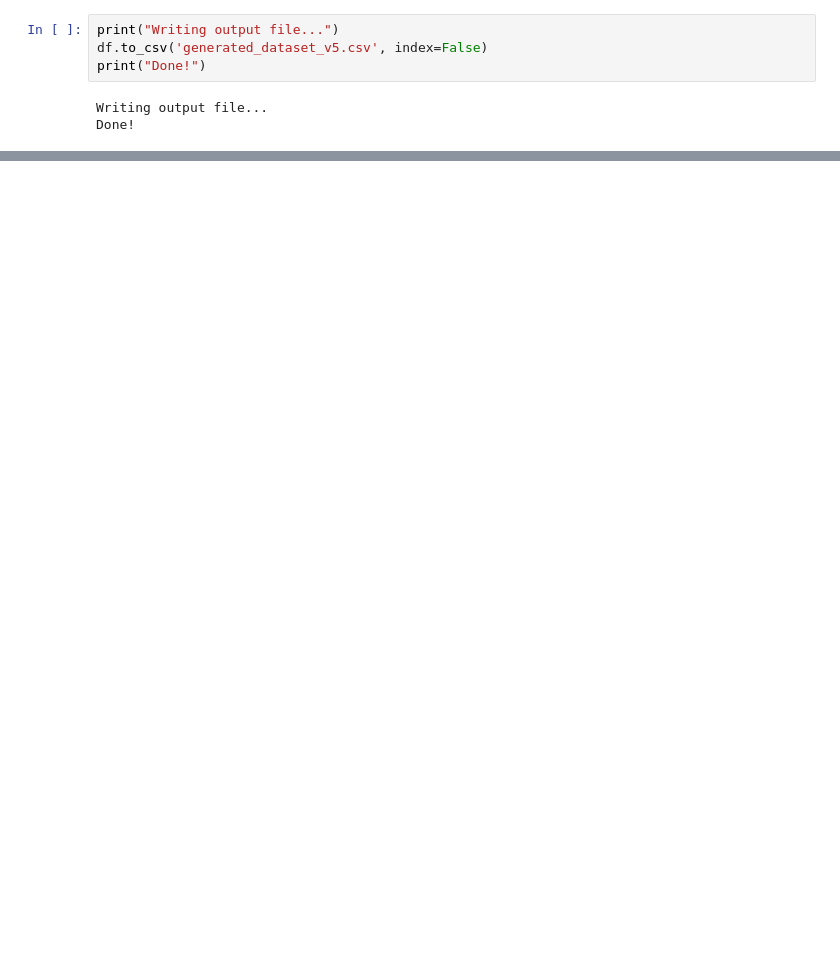
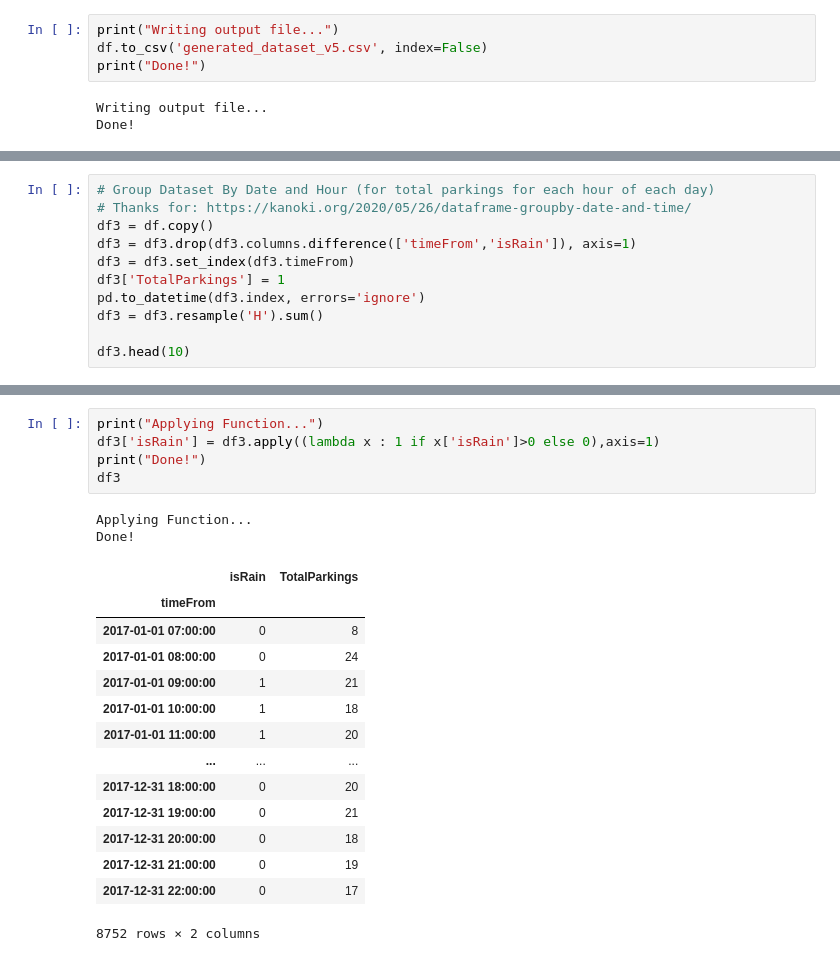
Before and after one commit to lrmendes/SmartParking-Data-Simulator, a Jupyter notebook: python/DataGenerator_v5.ipynb, the cells around one changed output, grey strips where cells are left out. Drawn from its saved outputs; the diff is of its cells as text; blank space fills up the shorter version.

```diff
--- a/python/DataGenerator_v5.ipynb
+++ b/python/DataGenerator_v5.ipynb
@@ -895,0 +1053,11 @@ plt.show()
+# %%
+# Group Dataset By Date and Hour (for total parkings for each hour of each day)
+# Thanks for: https://kanoki.org/2020/05/26/dataframe-groupby-date-and-time/
+df3 = df.copy()
+df3 = df3.drop(df3.columns.difference(['timeFrom','isRain']), axis=1)
+df3 = df3.set_index(df3.timeFrom)
+df3['TotalParkings'] = 1
+pd.to_datetime(df3.index, errors='ignore')
+df3 = df3.resample('H').sum()
+
+df3.head(10)
@@ -895,0 +1084,22 @@ plt.show()
+# %%
+print("Applying Function...")
+df3['isRain'] = df3.apply((lambda x : 1 if x['isRain']>0 else 0),axis=1)
+print("Done!")
+df3
+# %% [output]
+Applying Function...
+Done!
+|  | isRain | TotalParkings |
+| timeFrom |  |  |
+| 2017-01-01 07:00:00 | 0 | 8 |
+| 2017-01-01 08:00:00 | 0 | 24 |
+| 2017-01-01 09:00:00 | 1 | 21 |
+| 2017-01-01 10:00:00 | 1 | 18 |
+| 2017-01-01 11:00:00 | 1 | 20 |
+| ... | ... | ... |
+| 2017-12-31 18:00:00 | 0 | 20 |
+| 2017-12-31 19:00:00 | 0 | 21 |
+| 2017-12-31 20:00:00 | 0 | 18 |
+| 2017-12-31 21:00:00 | 0 | 19 |
+| 2017-12-31 22:00:00 | 0 | 17 |
+8752 rows × 2 columns
```
Also changed, not shown: parts of 24 cells of this notebook.
